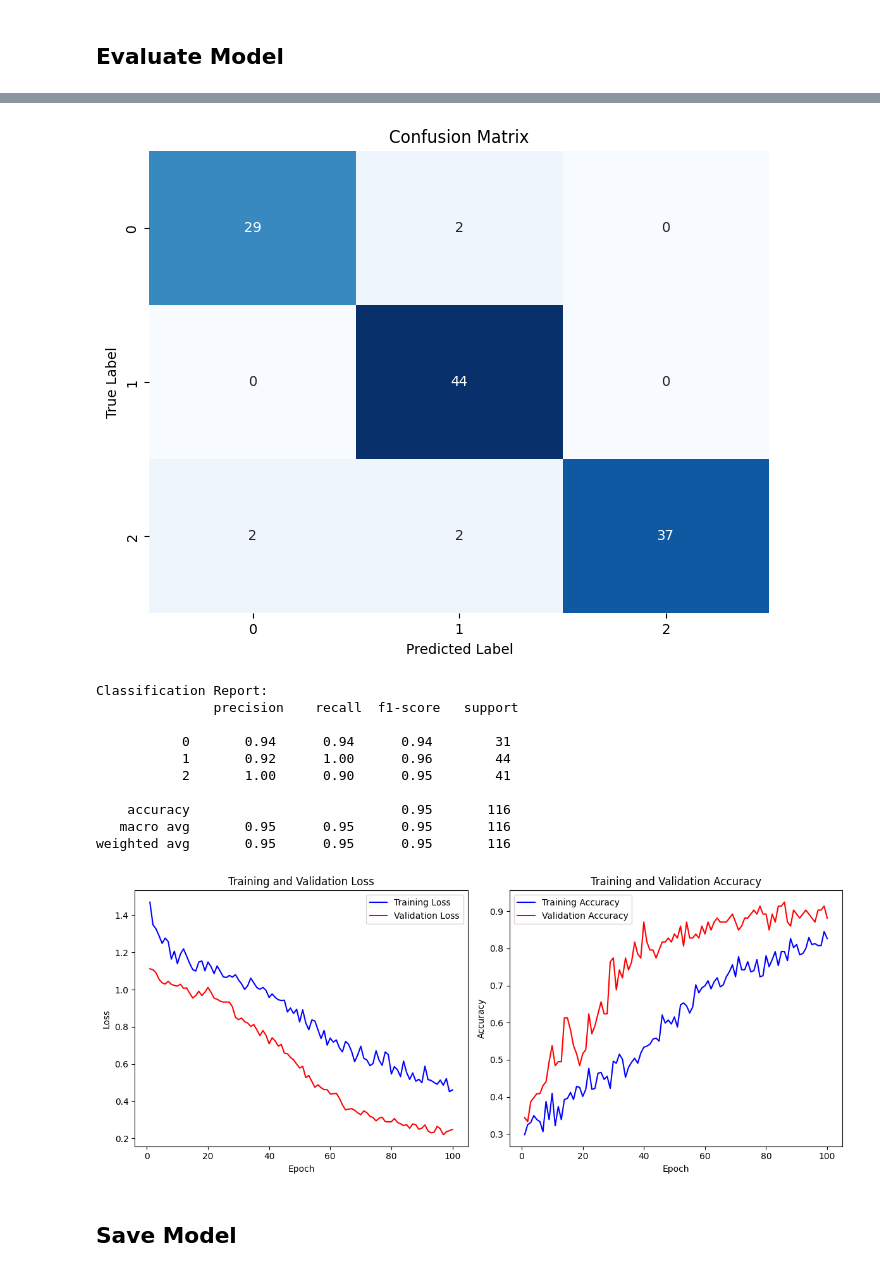
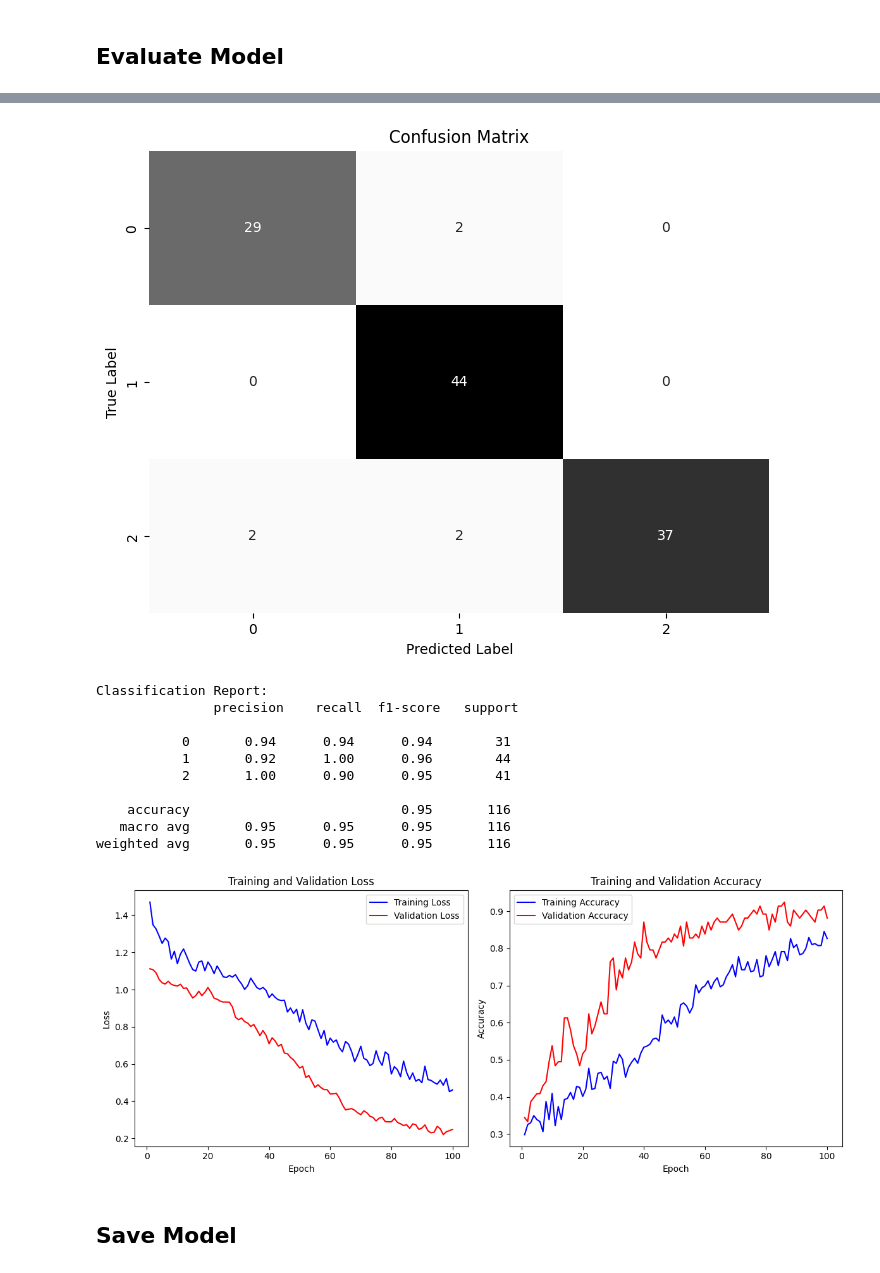
Before and after one commit to AngieS-git/Various-Optical-Flows-on-Two-stream-CNN-GRU-Model, a Jupyter notebook: main.ipynb, the cells around one changed output, grey strips where cells are left out. Cells and saved outputs as stored; diff of their text form; code cells hidden in the pictures.

```diff
--- a/main.ipynb
+++ b/main.ipynb
@@ -1087,12 +1087,20 @@ import seaborn as sns
 from sklearn.metrics import confusion_matrix, classification_report
 
 # ----------------------------
+# 0. Verify shapes of your test arrays
+# ----------------------------
+print("features_test1 shape:", features_test1.shape)
+print("features_test2 shape:", features_test2.shape)
+print("labels_test1 shape:  ", labels_test1.shape)
+
+# Make sure these shapes all have the same first dimension (number of samples).
+# If they do NOT match, fix that before proceeding.
+
+# ----------------------------
 # 1. Create a tf.data.Dataset for Evaluation
 # ----------------------------
-# Use a very small batch size during evaluation to avoid out-of-memory errors.
-batch_size_eval = 1  # Adjust this value as necessary
+batch_size_eval = 1  # Adjust as needed based on your GPU/CPU memory constraints
 
-# Wrap the test data in a tf.data.Dataset (this keeps only one batch in memory at a time)
 test_dataset = tf.data.Dataset.from_tensor_slices(((features_test1, features_test2), labels_test1))
 test_dataset = test_dataset.batch(batch_size_eval).prefetch(tf.data.AUTOTUNE)
 
@@ -1108,18 +1116,21 @@ print(f"Test Accuracy: {test_accuracy:.4f}")
 # ----------------------------
 # Predict on the test dataset
 y_pred = late_fusion_model.predict(test_dataset)
-
-# Convert predictions from softmax output to class indices
 y_pred_labels = np.argmax(y_pred, axis=1)
 
-# Convert true one-hot encoded labels to class indices
-y_true = np.argmax(labels_test1, axis=1)
+# Collect the true labels from the same dataset
+y_true_list = []
+for (_, y_batch) in test_dataset:
+    # Convert one-hot labels to class indices
+    y_true_list.extend(np.argmax(y_batch.numpy(), axis=1))
+y_true = np.array(y_true_list)
 
 # Compute the confusion matrix
 cm = confusion_matrix(y_true, y_pred_labels)
 
+# Plot the confusion matrix
 plt.figure(figsize=(8, 6))
-sns.heatmap(cm, annot=True, fmt='d', cmap='Blues', cbar=False)
+sns.heatmap(cm, annot=True, fmt='d', cmap='Greys', cbar=False)
 plt.xlabel('Predicted Label')
 plt.ylabel('True Label')
 plt.title('Confusion Matrix')
@@ -1165,4 +1179,4 @@ Test Accuracy: 0.9483
-[figure, old version]
+[figure, new version]
 Classification Report:
                precision    recall  f1-score   support
 
```
Also changed, not shown: parts of 2 cells of this notebook, 1 other file.
